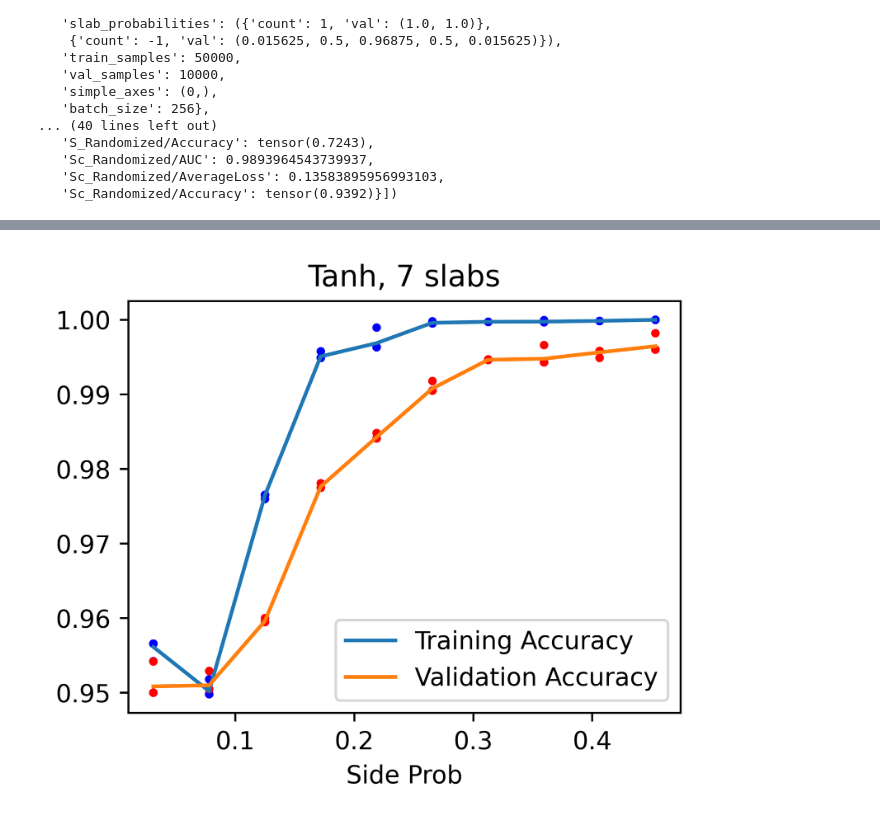
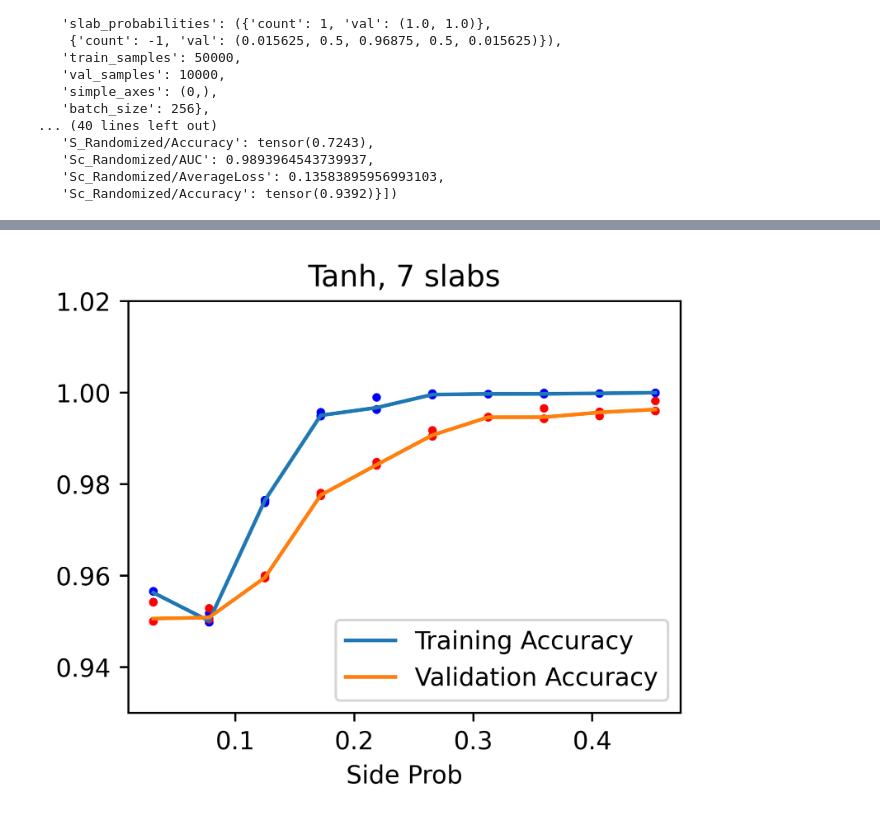
Before and after one commit to tianwen-fu/701-simplicity-bias, a Jupyter notebook: notebooks/extract_metrics.ipynb, the cells around one changed output, grey strips where cells are left out. Saved outputs shown, nothing was run; the diff lists cells and outputs as text; code cells hidden in the pictures.

```diff
--- a/notebooks/extract_metrics.ipynb
+++ b/notebooks/extract_metrics.ipynb
@@ -87,7 +87,7 @@ import matplotlib.pyplot as plt
 import matplotlib
 %matplotlib inline
 # %%
-fig = plt.figure(figsize=(4, 3), dpi=600)
+fig = plt.figure(figsize=(4, 3), dpi=2000)
 for values in data_tuning_dict.values():
     for v in values:
         plt.scatter(v['Train/Accuracy'], v['Val/Accuracy'], s=2, color='blue')
@@ -96,7 +96,7 @@ plt.ylim([0.93, 1.02])
 plt.xlabel('Training Accuracy')
 plt.ylabel('Validation Accuracy')
 plt.title('Hyperparameters For LMS-7 with 200000 samples')
-plt.savefig('hyperparams_200000.png', dpi=600, pad_inches=0, bbox_inches='tight')
+plt.savefig('hyperparams_200000.png', dpi=2000, pad_inches=0, bbox_inches='tight')
 plt.show()
 plt.close(fig)
 # %% [output]
@@ -103,0 +104,4 @@ plt.close(fig)
+# %%
+data_tuning_dict_keys = tuple(data_tuning_dict.keys())
+latent_dims = sorted(tuple(set(k[0] for k in data_tuning_dict.keys())))
+num_layers = sorted(tuple(set(k[1] for k in data_tuning_dict.keys())))
@@ -121,27 +177,33 @@ data_nsamples_dict = {}
 nsamples_keys = []
 for key, val in data_nsamples:
     nsamples = key['data']['train_samples']
-    if False and nsamples in data_nsamples_dict: # need to remove outliers, fix it later
+    if nsamples in data_nsamples_dict: # need to remove outliers, fix it later
         data_nsamples_dict[nsamples].extend(val)
     else:
         data_nsamples_dict[nsamples] = val
         nsamples_keys.append(nsamples)
 def avg(lst):
     return sum(lst) / len(lst)
-fig = plt.figure(figsize=(4, 3), dpi=600)
+fig = plt.figure(figsize=(5, 4), dpi=600)
 nsamples_keys.sort()
-train_accs = [avg([v['Train/Accuracy'] for v in data_nsamples_dict[key]]) for key in nsamples_keys]
-val_accs = [avg([v['Val/Accuracy'] for v in data_nsamples_dict[key]]) for key in nsamples_keys]
-plt.plot(nsamples_keys, train_accs, label='Training Accuracy')
-plt.plot(nsamples_keys, val_accs, label='Validation Accuracy')
-for key, val in data_nsamples_dict.items():
-    for v in val:
-        plt.scatter(key, v['Train/Accuracy'], color='blue', s=6)
-        plt.scatter(key, v['Val/Accuracy'], color='red', s=6)
+for ds, label, color, kwargs in zip(
+    ('Train', 'Val', 'S_Randomized', 'Sc_Randomized'),
+    ('Training Accuracy', 'Validation Accuracy', '$S$-Randomized Accuracy', '$S^C$-Randomized Accuracy'),
+    ('#1f77b4', '#ff7f0e', '#2ca02c', '#d62728', '#9467bd', '#8c564b', '#e377c2', '#7f7f7f', '#bcbd22', '#17becf'), # Pyplot Default
+    ({}, {}, {}, {})
+):
+    avg_acc = [avg([v[f'{ds}/Accuracy'] for v in data_nsamples_dict[key]]) for key in nsamples_keys]
+    min_acc = [min([v[f'{ds}/Accuracy'] for v in data_nsamples_dict[key]]) for key in nsamples_keys]
+    max_acc = [max([v[f'{ds}/Accuracy'] for v in data_nsamples_dict[key]]) for key in nsamples_keys]
+    plt.plot(nsamples_keys, avg_acc, label=label, color=color, **kwargs)
+    plt.fill_between(nsamples_keys, min_acc, max_acc, alpha=0.4)
+    for key, val in data_nsamples_dict.items():
+        for v in data_nsamples_dict[key]:
+            plt.scatter(key, v[f'{ds}/Accuracy'], color=color, s=3, alpha=0.5)
 plt.title('Number of Samples for 7-slabs')
-plt.savefig('7slabs_nsamples.pdf', dpi=600, pad_inches=0, bbox_inches='tight')
 plt.xlabel('Number Of Samples')
 plt.legend()
+plt.savefig('7slabs_nsamples.pdf', dpi=600, pad_inches=0, bbox_inches='tight')
 plt.show()
 plt.close(fig)
 # %% [output]
@@ -151,32 +213,35 @@ data_tanh_7slabs = [(key, val) for key, val in data if 'activation' in key['mode
                                                         key['data']['slabs'][1]['val'] == 7]
 # [show_diff(lms_7_fcn300_2, key, ignored_keys=('trainer_max_steps', 'seed', 'model_activation')) for key, val in data_tanh]
 # %%
+data_tanh_7slabs = [(key, val) for key, val in data if 'activation' in key['model'] and key['model']['activation'] == 'tanh' and
+                                                        key['data']['slabs'][1]['val'] == 7]
 data_tanh_sideprob_dict = {}
 sideprob_keys = []
 for key, val in data_tanh_7slabs:
     nsamples = key['data']['slab_probabilities'][1]['val'][0]
     if nsamples in data_tanh_sideprob_dict:
         data_tanh_sideprob_dict[nsamples].extend(val)
     else:
         data_tanh_sideprob_dict[nsamples] = val
         sideprob_keys.append(nsamples)
 def avg(lst):
     return sum(lst) / len(lst)
 fig = plt.figure(figsize=(4, 3), dpi=600)
 sideprob_keys.sort()
 train_accs = [avg([v['Train/Accuracy'] for v in data_tanh_sideprob_dict[key]]) for key in sideprob_keys]
 val_accs = [avg([v['Val/Accuracy'] for v in data_tanh_sideprob_dict[key]]) for key in sideprob_keys]
 plt.plot(sideprob_keys, train_accs, label='Training Accuracy')
 plt.plot(sideprob_keys, val_accs, label='Validation Accuracy')
 for key, val in data_tanh_sideprob_dict.items():
     for v in val:
         plt.scatter(key, v['Train/Accuracy'], color='blue', s=6)
         plt.scatter(key, v['Val/Accuracy'], color='red', s=6)
 plt.title('Tanh, 7 slabs')
+plt.xlabel('Side Prob')
+plt.ylim([0.93, 1.02])
+plt.legend()
 plt.savefig('7slabs_tanh_sideprob.pdf', dpi=600, pad_inches=0, bbox_inches='tight')
-plt.xlabel('Side Prob')
-plt.legend()
 plt.show()
 plt.close(fig)
 # %% [output]
-[figure, old version]
+[figure, new version]
```
Also changed, not shown: parts of 7 cells of this notebook.
